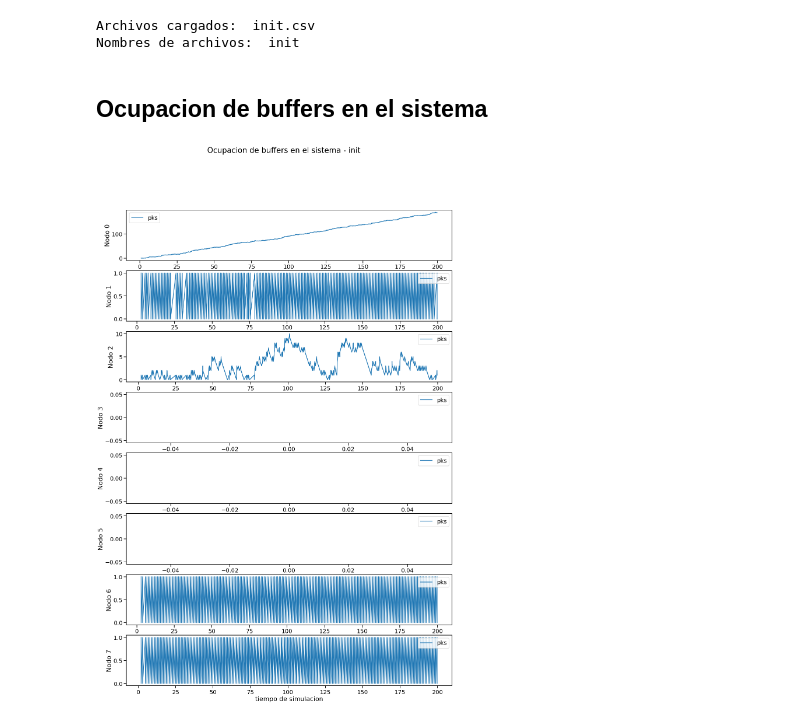
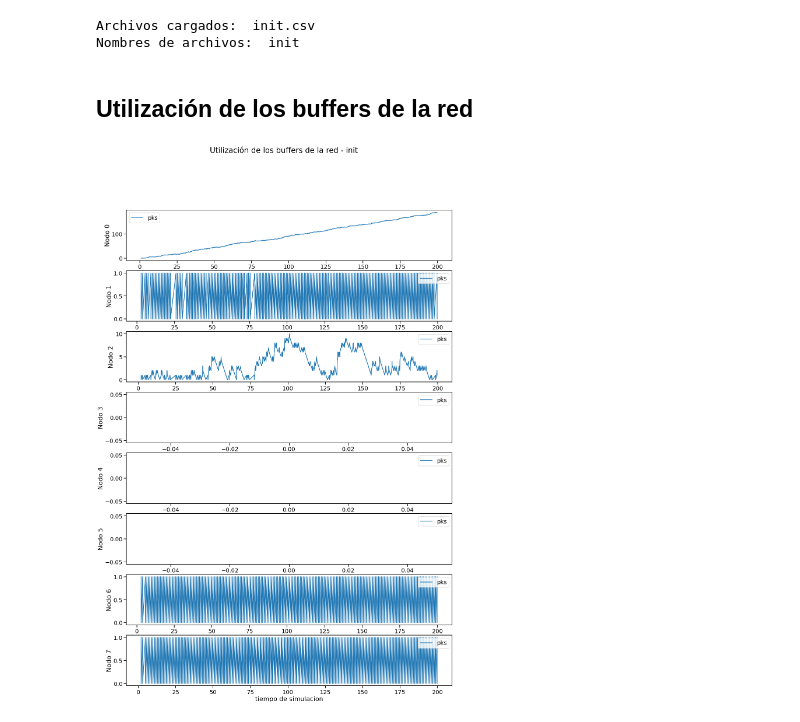
Before and after one commit to Kidmand/Redes-LAB-4, a Jupyter notebook: Notebook-results.ipynb, the cells around one changed output. Saved outputs shown, nothing was run; the diff lists cells and outputs as text; code cells hidden in the pictures.

```diff
--- a/Notebook-results.ipynb
+++ b/Notebook-results.ipynb
@@ -42,35 +42,35 @@ print("Nombres de archivos: ",', '.join(file_names))
 # %% [output]
 Archivos cargados:  init.csv
 Nombres de archivos:  init
-# %% [markdown]
-## Ocupacion de buffers en el sistema
+# %% [markdown]
+## Utilización de los buffers de la red
 # %%
 # nodes_number = data[0].loc[(data[0]['type'] == 'config') & (data[0]['attrname'] == 'Network.nodesNumber'), 'attrvalue'].tolist()
 nodes_number = 8
 
 for c in range(len(data)):
     caso = data[c]
 
     # Extraemos los valores del vector de cada nodo en un array y lo guardamos en un array
     time_node = [0] * nodes_number
     buffer_node = [0] * nodes_number
     for i in range(nodes_number):
         time_node[i] = caso.loc[(caso['module'] == f'Network.node[{i}].lnk[0]') & (caso['name'] == 'Buffer Size'), 'vectime'].tolist()
         buffer_node[i] = caso.loc[(caso['module'] == f'Network.node[{i}].lnk[0]') & (caso['name'] == 'Buffer Size'), 'vecvalue'].tolist()
 
         # convertimos los valores (ahora strings separados por comas) a listas para poder graficarlos
         time_node[i] = list(map(float,time_node[i][0].split())) if time_node[i] else [0]
         buffer_node[i] = list(map(float,buffer_node[i][0].split())) if buffer_node[i] else [0]
 
     # Graficamos
     fig, ax = plt.subplots(nodes_number,figsize=(20, 30))
-    fig.suptitle(f'Ocupacion de buffers en el sistema - {file_names[c]}')
+    fig.suptitle(f'Utilización de los buffers de la red - {file_names[c]}')
     plt.xlabel("tiempo de simulacion")
     #
     for i in range(nodes_number):
         ax[i].plot(time_node[i],buffer_node[i], label="pks")
         ax[i].set_ylabel(f"Nodo {i}")
         ax[i].legend()
     plt.show
 # %% [output]
-[figure, old version]
+[figure, new version]
```
